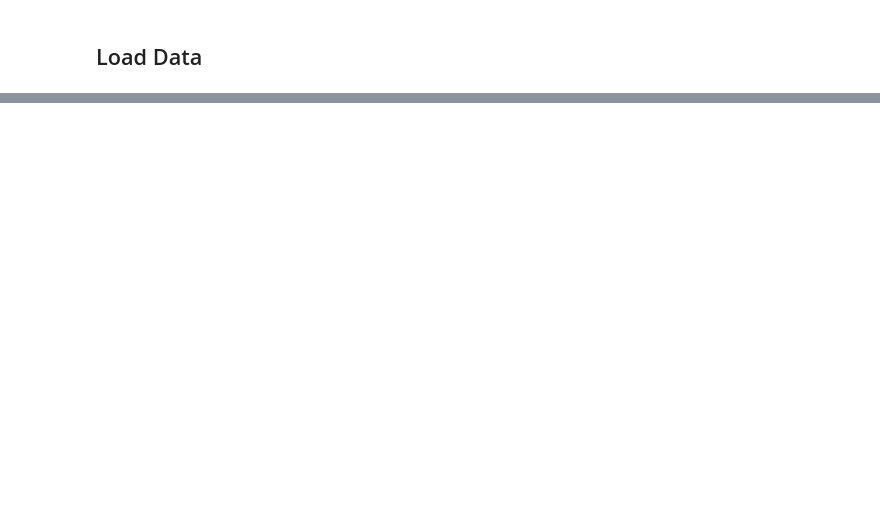
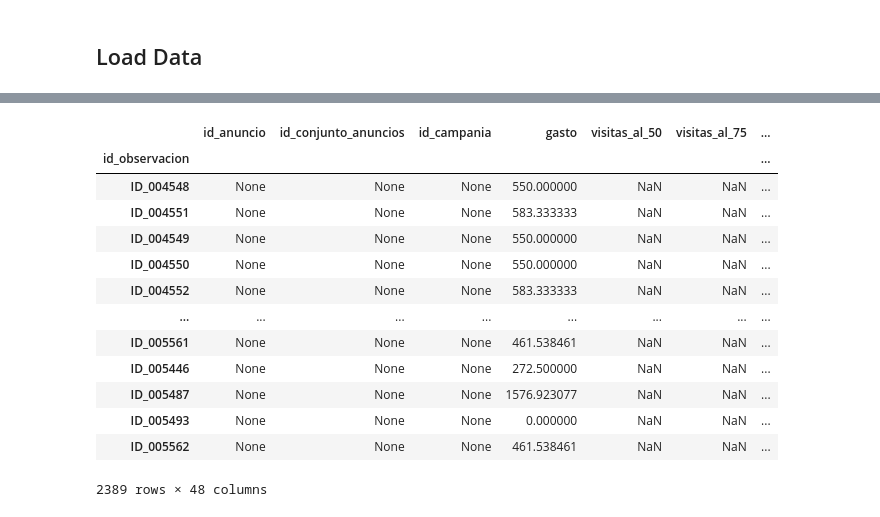
Before and after one commit to MiltonCalamaro/Datathon-Backus-2021, a Jupyter notebook: notebooks/Untitled.ipynb, the cells around one changed output, grey strips where cells are left out. Saved outputs shown, nothing was run; the diff lists cells and outputs as text; code cells hidden in the pictures; blank space fills up the shorter version.

```diff
--- a/notebooks/Untitled.ipynb
+++ b/notebooks/Untitled.ipynb
@@ -90,0 +121,17 @@ train_final
+# %%
+train_final[train_final.id_anuncio.astype(str)=='None']
+# %% [output]
+|  | id_anuncio | id_conjunto_anuncios | id_campania | gasto | visitas_al_50 | visitas_al_75 | ... |
+| id_observacion |  |  |  |  |  |  | ... |
+| ID_004548 | None | None | None | 550.000000 | NaN | NaN | ... |
+| ID_004551 | None | None | None | 583.333333 | NaN | NaN | ... |
+| ID_004549 | None | None | None | 550.000000 | NaN | NaN | ... |
+| ID_004550 | None | None | None | 550.000000 | NaN | NaN | ... |
+| ID_004552 | None | None | None | 583.333333 | NaN | NaN | ... |
+| ... | ... | ... | ... | ... | ... | ... | ... |
+| ID_005561 | None | None | None | 461.538461 | NaN | NaN | ... |
+| ID_005446 | None | None | None | 272.500000 | NaN | NaN | ... |
+| ID_005487 | None | None | None | 1576.923077 | NaN | NaN | ... |
+| ID_005493 | None | None | None | 0.000000 | NaN | NaN | ... |
+| ID_005562 | None | None | None | 461.538461 | NaN | NaN | ... |
+2389 rows × 48 columns
```
Also changed, not shown: parts of 14 cells of this notebook, 1 other file.
